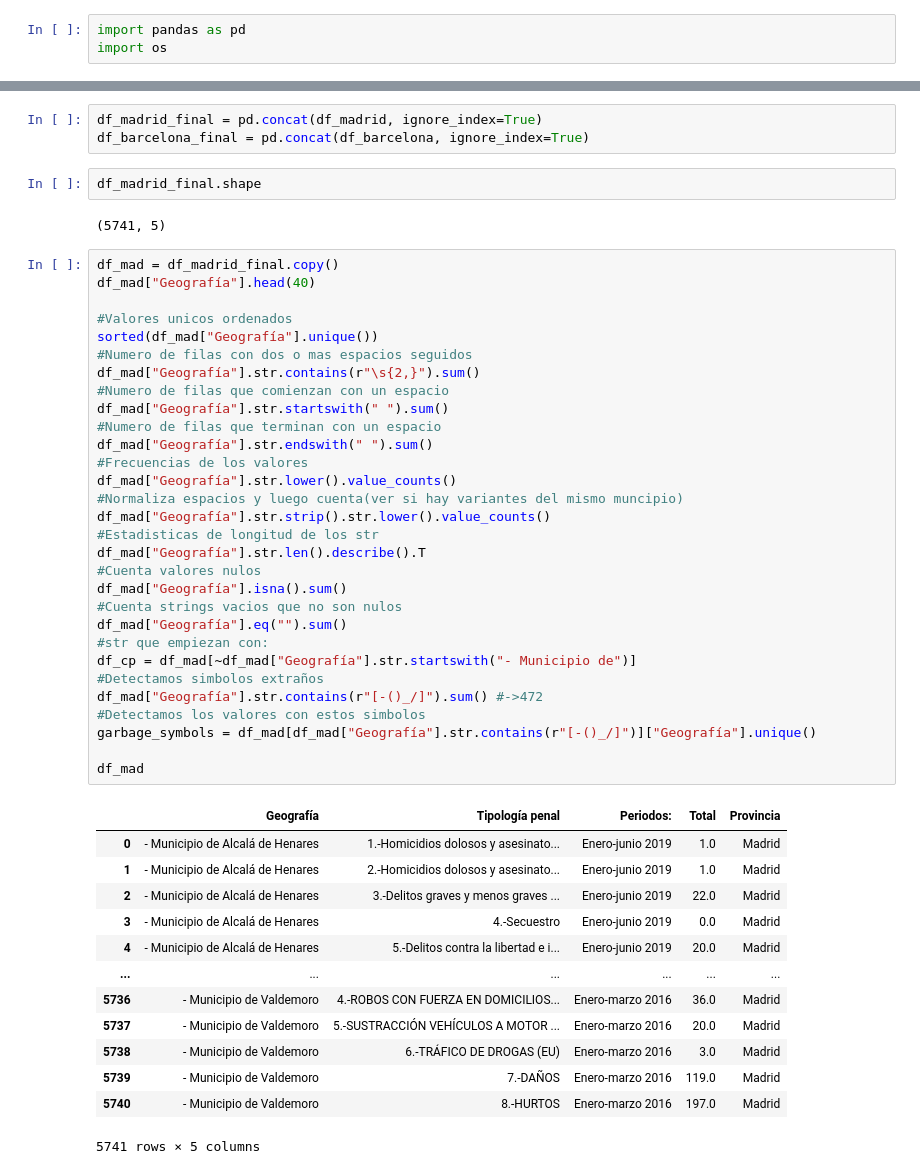
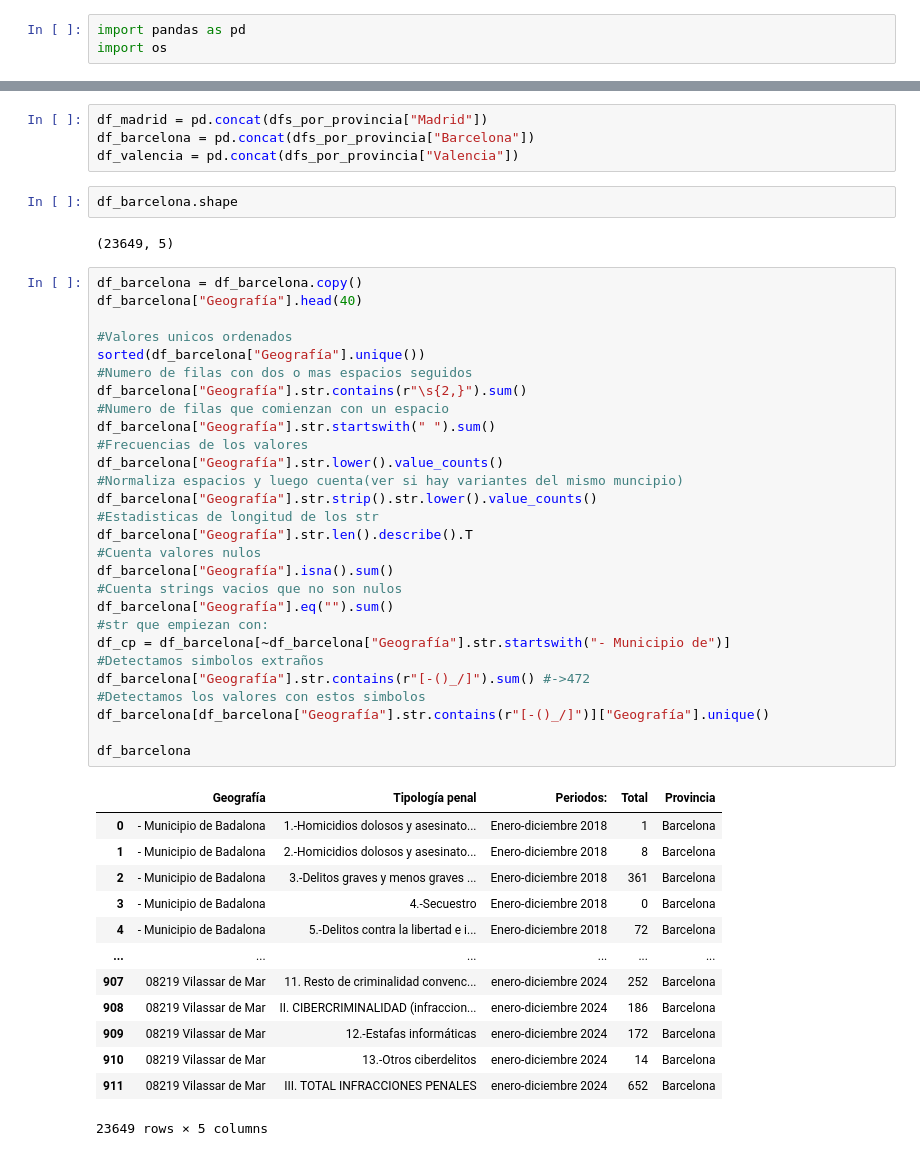
Before and after one commit to 4GeeksAcademy/sp-ml-20-final-project-g4, a Jupyter notebook: src/security_score_elreno23.ipynb, the cells around one changed output, grey strips where cells are left out. Saved outputs shown, nothing was run; the diff lists cells and outputs as text.

```diff
--- a/src/security_score_elreno23.ipynb
+++ b/src/security_score_elreno23.ipynb
@@ -9,51 +23,50 @@ df_barcelona = [df.assign(Provincia="Barcelona") for df in [pd.read_csv(ruta, en
 # %%
-df_madrid_final = pd.concat(df_madrid, ignore_index=True)
-df_barcelona_final = pd.concat(df_barcelona, ignore_index=True)
+df_madrid = pd.concat(dfs_por_provincia["Madrid"])
+df_barcelona = pd.concat(dfs_por_provincia["Barcelona"])
+df_valencia = pd.concat(dfs_por_provincia["Valencia"])
 # %%
-df_madrid_final.shape
+df_barcelona.shape
 # %% [output]
-(5741, 5)
+(23649, 5)
 # %%
-df_mad = df_madrid_final.copy()
-df_mad["Geografía"].head(40)
+df_barcelona = df_barcelona.copy()
+df_barcelona["Geografía"].head(40)
 
 #Valores unicos ordenados
-sorted(df_mad["Geografía"].unique())
+sorted(df_barcelona["Geografía"].unique())
 #Numero de filas con dos o mas espacios seguidos
-df_mad["Geografía"].str.contains(r"\s{2,}").sum()
+df_barcelona["Geografía"].str.contains(r"\s{2,}").sum()
 #Numero de filas que comienzan con un espacio
-df_mad["Geografía"].str.startswith(" ").sum()
-#Numero de filas que terminan con un espacio
-df_mad["Geografía"].str.endswith(" ").sum()
+df_barcelona["Geografía"].str.startswith(" ").sum()
 #Frecuencias de los valores
-df_mad["Geografía"].str.lower().value_counts()
+df_barcelona["Geografía"].str.lower().value_counts()
 #Normaliza espacios y luego cuenta(ver si hay variantes del mismo muncipio)
-df_mad["Geografía"].str.strip().str.lower().value_counts()
+df_barcelona["Geografía"].str.strip().str.lower().value_counts()
 #Estadisticas de longitud de los str
-df_mad["Geografía"].str.len().describe().T
+df_barcelona["Geografía"].str.len().describe().T
 #Cuenta valores nulos
-df_mad["Geografía"].isna().sum()
+df_barcelona["Geografía"].isna().sum()
 #Cuenta strings vacios que no son nulos
-df_mad["Geografía"].eq("").sum()
+df_barcelona["Geografía"].eq("").sum()
 #str que empiezan con:
-df_cp = df_mad[~df_mad["Geografía"].str.startswith("- Municipio de")]
+df_cp = df_barcelona[~df_barcelona["Geografía"].str.startswith("- Municipio de")]
 #Detectamos simbolos extraños
-df_mad["Geografía"].str.contains(r"[-()_/]").sum() #->472
+df_barcelona["Geografía"].str.contains(r"[-()_/]").sum() #->472
 #Detectamos los valores con estos simbolos
-garbage_symbols = df_mad[df_mad["Geografía"].str.contains(r"[-()_/]")]["Geografía"].unique()
+df_barcelona[df_barcelona["Geografía"].str.contains(r"[-()_/]")]["Geografía"].unique()
 
-df_mad
+df_barcelona
 # %% [output]
 |  | Geografía | Tipología penal | Periodos: | Total | Provincia |
-| 0 | - Municipio de Alcalá de Henares | 1.-Homicidios dolosos y asesinato... | Enero-junio 2019 | 1.0 | Madrid |
-| 1 | - Municipio de Alcalá de Henares | 2.-Homicidios dolosos y asesinato... | Enero-junio 2019 | 1.0 | Madrid |
-| 2 | - Municipio de Alcalá de Henares | 3.-Delitos graves y menos graves ... | Enero-junio 2019 | 22.0 | Madrid |
-| 3 | - Municipio de Alcalá de Henares | 4.-Secuestro | Enero-junio 2019 | 0.0 | Madrid |
-| 4 | - Municipio de Alcalá de Henares | 5.-Delitos contra la libertad e i... | Enero-junio 2019 | 20.0 | Madrid |
+| 0 | - Municipio de Badalona | 1.-Homicidios dolosos y asesinato... | Enero-diciembre 2018 | 1 | Barcelona |
+| 1 | - Municipio de Badalona | 2.-Homicidios dolosos y asesinato... | Enero-diciembre 2018 | 8 | Barcelona |
+| 2 | - Municipio de Badalona | 3.-Delitos graves y menos graves ... | Enero-diciembre 2018 | 361 | Barcelona |
+| 3 | - Municipio de Badalona | 4.-Secuestro | Enero-diciembre 2018 | 0 | Barcelona |
+| 4 | - Municipio de Badalona | 5.-Delitos contra la libertad e i... | Enero-diciembre 2018 | 72 | Barcelona |
 | ... | ... | ... | ... | ... | ... |
-| 5736 | - Municipio de Valdemoro | 4.-ROBOS CON FUERZA EN DOMICILIOS... | Enero-marzo 2016 | 36.0 | Madrid |
-| 5737 | - Municipio de Valdemoro | 5.-SUSTRACCIÓN VEHÍCULOS A MOTOR ... | Enero-marzo 2016 | 20.0 | Madrid |
-| 5738 | - Municipio de Valdemoro | 6.-TRÁFICO DE DROGAS (EU) | Enero-marzo 2016 | 3.0 | Madrid |
-| 5739 | - Municipio de Valdemoro | 7.-DAÑOS | Enero-marzo 2016 | 119.0 | Madrid |
-| 5740 | - Municipio de Valdemoro | 8.-HURTOS | Enero-marzo 2016 | 197.0 | Madrid |
+| 907 | 08219 Vilassar de Mar | 11. Resto de criminalidad convenc... | enero-diciembre 2024 | 252 | Barcelona |
+| 908 | 08219 Vilassar de Mar | II. CIBERCRIMINALIDAD (infraccion... | enero-diciembre 2024 | 186 | Barcelona |
+| 909 | 08219 Vilassar de Mar | 12.-Estafas informáticas | enero-diciembre 2024 | 172 | Barcelona |
+| 910 | 08219 Vilassar de Mar | 13.-Otros ciberdelitos | enero-diciembre 2024 | 14 | Barcelona |
+| 911 | 08219 Vilassar de Mar | III. TOTAL INFRACCIONES PENALES | enero-diciembre 2024 | 652 | Barcelona |
-5741 rows × 5 columns
+23649 rows × 5 columns
```
Also changed, not shown: parts of 25 cells of this notebook, 2 other files.
